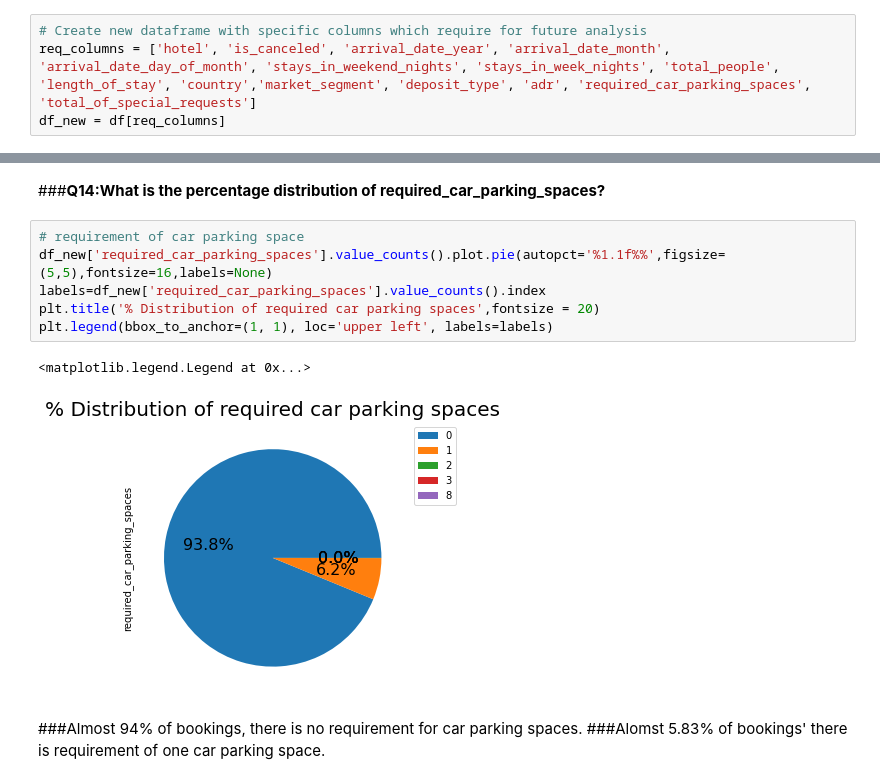
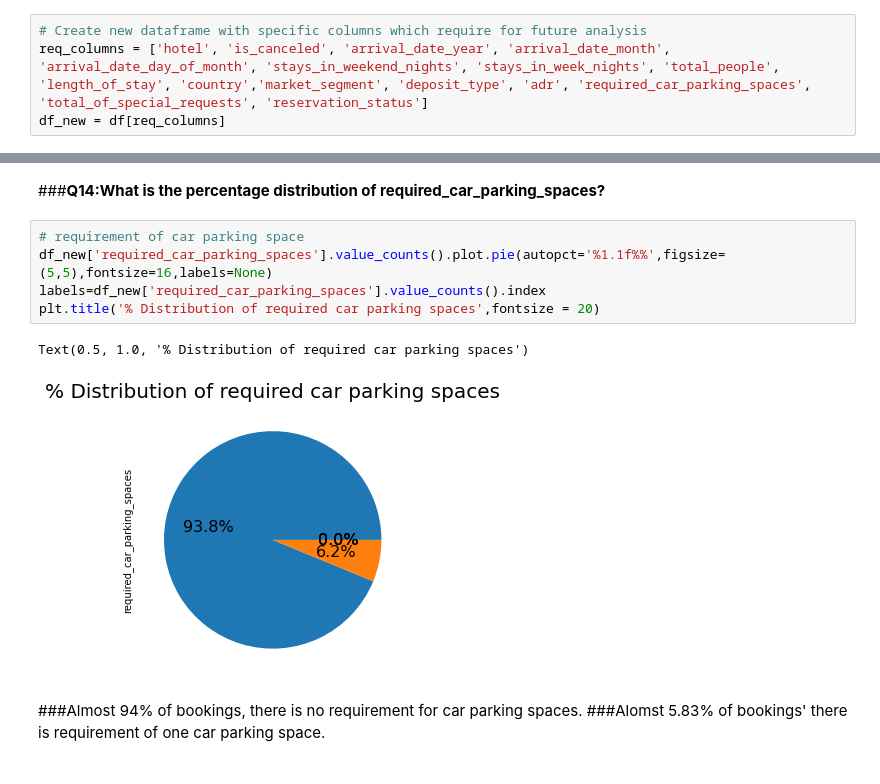
Before and after one commit to YashwantRaul/EDA-of-Hotel-booking, a Jupyter notebook: Hotel_Booking_Analysis_Capstone_Project.ipynb, the cells around one changed output, grey strips where cells are left out. Cells and saved outputs as stored; diff of their text form.

```diff
--- a/Hotel_Booking_Analysis_Capstone_Project.ipynb
+++ b/Hotel_Booking_Analysis_Capstone_Project.ipynb
@@ -160,7 +160,7 @@ df['total_people'] = df['adults'] + df['babies'] + df['children']
 df['length_of_stay'] = df['stays_in_weekend_nights'] + df['stays_in_week_nights']
 # %%
 # Create new dataframe with specific columns which require for future analysis
-req_columns = ['hotel', 'is_canceled', 'arrival_date_year', 'arrival_date_month', 'arrival_date_day_of_month', 'stays_in_weekend_nights', 'stays_in_week_nights', 'total_people', 'length_of_stay', 'country','market_segment', 'deposit_type', 'adr', 'required_car_parking_spaces', 'total_of_special_requests']
+req_columns = ['hotel', 'is_canceled', 'arrival_date_year', 'arrival_date_month', 'arrival_date_day_of_month', 'stays_in_weekend_nights', 'stays_in_week_nights', 'total_people', 'length_of_stay', 'country','market_segment', 'deposit_type', 'adr', 'required_car_parking_spaces', 'total_of_special_requests', 'reservation_status']
 df_new = df[req_columns]
 # %% [markdown]
 ###We are done with all missing/null/na values, getting proper datatype of some column, reomving no guests rows, handelling adr values appropriately & create new dataframe with specific columns.
@@ -365,12 +365,11 @@ Text(0, 0.5, 'Bookings')
 # %%
 # requirement of car parking space
 df_new['required_car_parking_spaces'].value_counts().plot.pie(autopct='%1.1f%%',figsize=(5,5),fontsize=16,labels=None)
 labels=df_new['required_car_parking_spaces'].value_counts().index
 plt.title('% Distribution of required car parking spaces',fontsize = 20)
-plt.legend(bbox_to_anchor=(1, 1), loc='upper left', labels=labels)
 # %% [output]
-<matplotlib.legend.Legend at 0x...>
+Text(0.5, 1.0, '% Distribution of required car parking spaces')
-[figure, old version]
+[figure, new version]
 # %% [markdown]
 ###Almost 94% of bookings, there is no requirement for car parking spaces.
 ###Alomst 5.83% of bookings' there is requirement of one car parking space.
```
Also changed, not shown: parts of 16 cells of this notebook.
